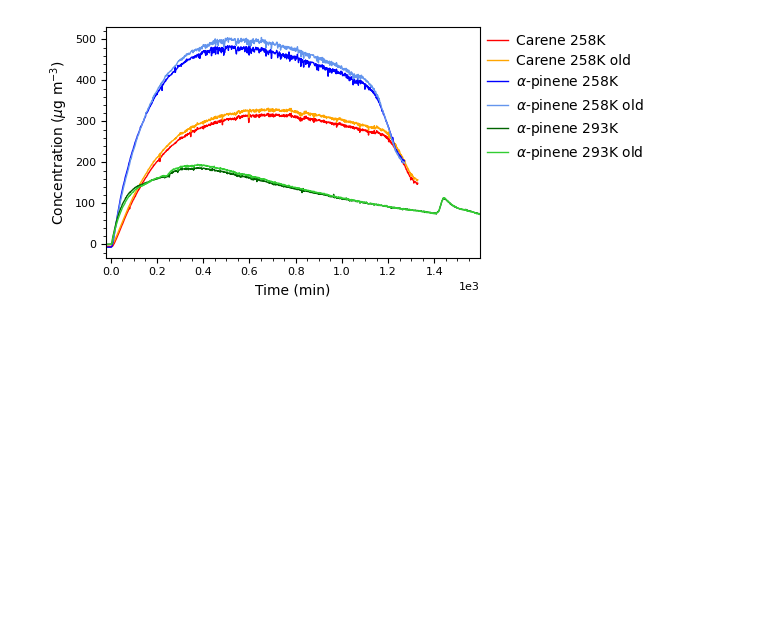
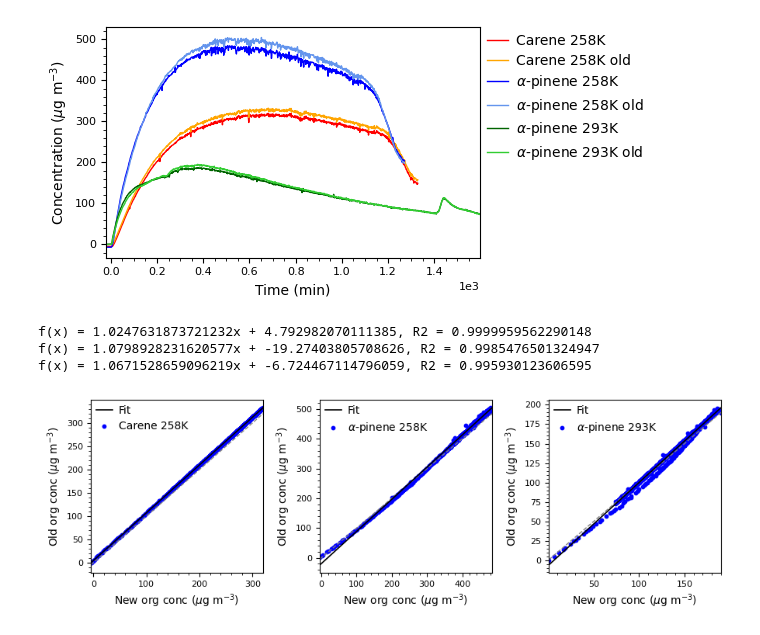
Before and after one commit to Normann25/DataTreatment_PhD, a Jupyter notebook: Old_AMS_data/Timeseries.ipynb, the cells around one changed output. Cells and saved outputs as stored; diff of their text form; code cells hidden in the pictures; blank space fills up the shorter version.

```diff
--- a/Old_AMS_data/Timeseries.ipynb
+++ b/Old_AMS_data/Timeseries.ipynb
@@ -58,3 +57,25 @@ fig1.tight_layout()
 fig1.savefig('Timeseries.jpg', dpi = 600)
 # %% [output]
 [figure]
+# %%
+timestamps = [['2022-05-05 14:52', '2022-05-06 12:56'],
+              ['2022-05-18 14:39', '2022-05-19 11:44'],
+              ['2022-06-08 10:23', '2022-06-09 12:57']]
+labels = ['Carene 258K', r'$\alpha$-pinene 258K', r'$\alpha$-pinene 293K']
+
+fig2, ax2 = plt.subplots(1, 3, figsize = (9, 3))
+
+for i, key in enumerate(dict_keys[::2]):
+    new_AMS = time_filtered_conc(AMS[key], ['HROrg'], timestamps[i])
+    old_AMS = time_filtered_conc(AMS[f'{key}_old'], ['HROrg'], timestamps[i])
+
+    instrument_comparison(ax2[i], new_AMS['HROrg'], old_AMS['HROrg'], labels[i],
+                          ['New org conc ($\mu$g m$^{-3}$)', 'Old org conc ($\mu$g m$^{-3}$)'], False)
+
+fig2.tight_layout()
+fig2.savefig('HROrg_comparison.jpg', dpi = 600)
+# %% [output]
+f(x) = 1.0247631873721232x + 4.792982070111385, R2 = 0.9999959562290148
+f(x) = 1.0798928231620577x + -19.27403805708626, R2 = 0.9985476501324947
+f(x) = 1.0671528659096219x + -6.724467114796059, R2 = 0.995930123606595
+[figure, added]
```
Also changed, not shown: parts of 2 cells of this notebook.
